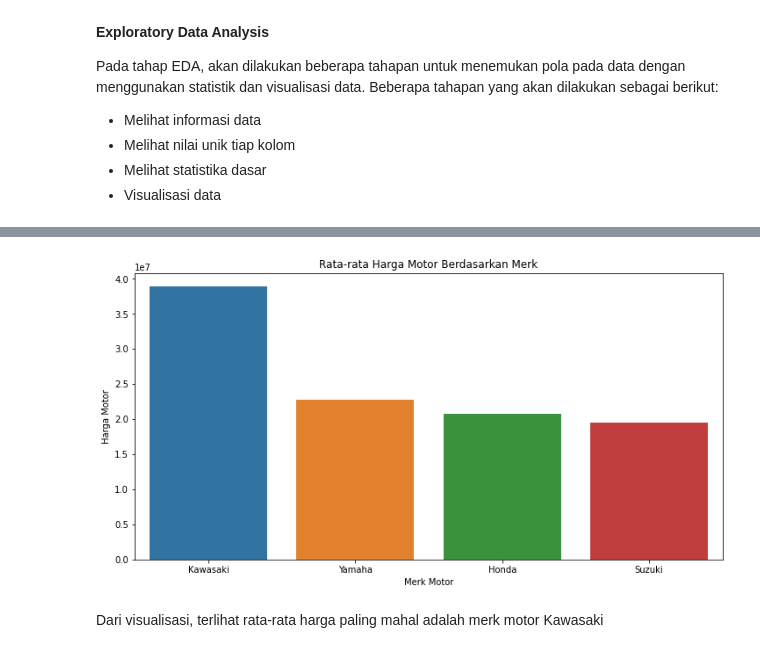
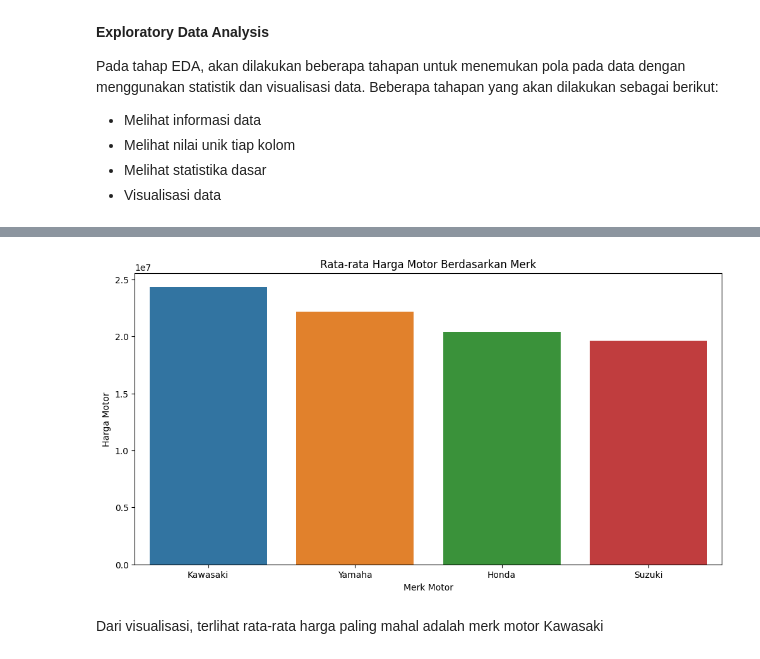
Before and after one commit to daff00/used-motorcycle-price-prediction, a Jupyter notebook: project.ipynb, the cells around one changed output, grey strips where cells are left out. Drawn from its saved outputs; the diff is of its cells as text; code cells hidden in the pictures.

```diff
--- a/project.ipynb
+++ b/project.ipynb
@@ -288,0 +302,8 @@ print(used_motor['kapasitas_mesin'].unique())
+# %%
+# Calculate the IQR
+Q1 = used_motor['harga'].quantile(0.25)
+Q3 = used_motor['harga'].quantile(0.75)
+IQR = Q3 - Q1
+
+# Remove outliers based on IQR
+filtered_motor = used_motor[(used_motor['harga'] > Q1 - 1.5 * IQR) & (used_motor['harga'] < Q3 + 1.5 * IQR)]
@@ -382,16 +416,16 @@ fig.show()
 # %%
 # Visualisasi Rata-Rata Harga Motor
 
-hargapermerk = used_motor.groupby("merk")["harga"].mean().reset_index()
+hargapermerk = filtered_motor.groupby("merk")["harga"].mean().reset_index()
 
 plt.figure(figsize=(12, 6))
 sns.barplot(x="merk", y="harga", data=hargapermerk, order=hargapermerk.sort_values('harga', ascending=False)['merk'])
 plt.title("Rata-rata Harga Motor Berdasarkan Merk")
 plt.xlabel("Merk Motor")
 plt.ylabel("Harga Motor")
 plt.show()
 # %% [output]
-[figure, old version]
+[figure, new version]
 # %% [markdown]
 Dari visualisasi, terlihat rata-rata harga paling mahal adalah merk motor Kawasaki
 # %% [markdown]
```
Also changed, not shown: parts of 31 cells of this notebook.
